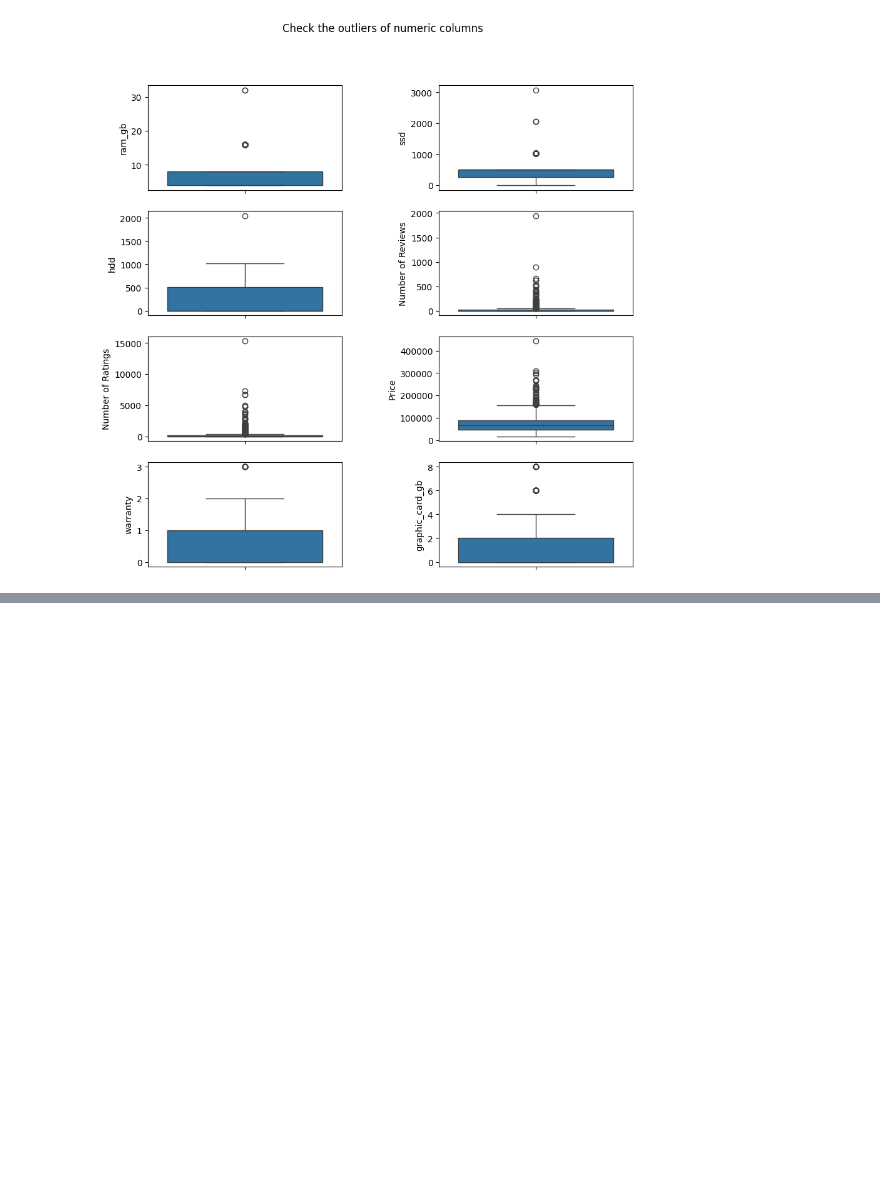
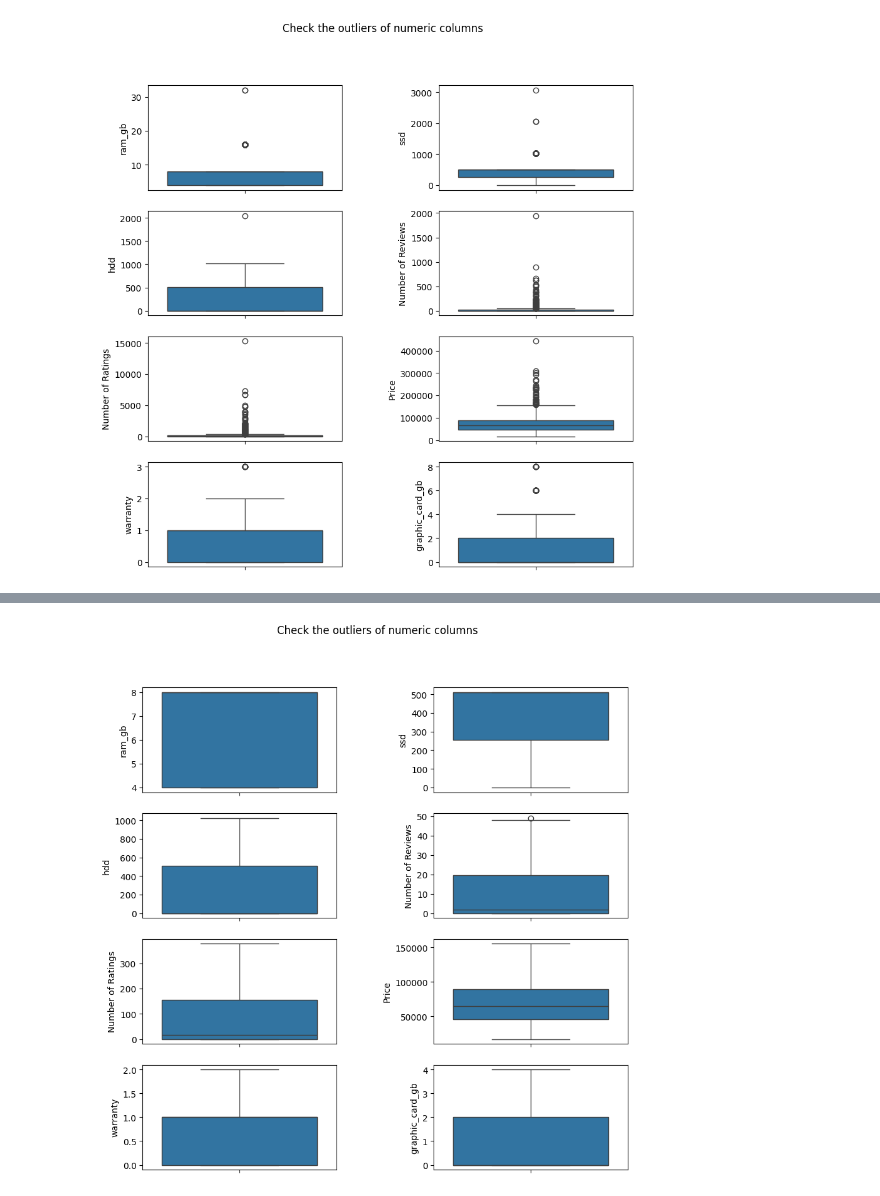
Before and after one commit to EsraaAlii/Electronic-Device-Rating-Prediction, a Jupyter notebook: electronics.ipynb, the cells around one changed output, grey strips where cells are left out. Saved outputs shown, nothing was run; the diff lists cells and outputs as text; code cells hidden in the pictures; blank space fills up the shorter version.

```diff
--- a/electronics.ipynb
+++ b/electronics.ipynb
@@ -197 +213,17 @@ for n in numeric:
+# %%
+#check the outliers
+fig, axes = plt.subplots(4,2,sharex=True,figsize=(10, 10))
+fig.suptitle('Check the outliers of numeric columns')
+plt.subplots_adjust(wspace = 0.5)
+sns.boxplot(data=electro, y='ram_gb', ax=axes[0,0])
+sns.boxplot(data=electro, y='ssd', ax=axes[0,1])
+sns.boxplot(data=electro, y='hdd', ax=axes[1,0])
+sns.boxplot(data=electro, y='Number of Reviews', ax=axes[1,1])
+sns.boxplot(data=electro, y='Number of Ratings', ax=axes[2,0])
+sns.boxplot(data=electro, y='Price', ax=axes[2,1])
+sns.boxplot(data=electro, y='warranty', ax=axes[3,0])
+sns.boxplot(data=electro, y='graphic_card_gb', ax=axes[3,1])
+plt.show()
+# %% [output]
+[figure, added]
 # %%
```
Also changed, not shown: parts of 35 cells of this notebook.
